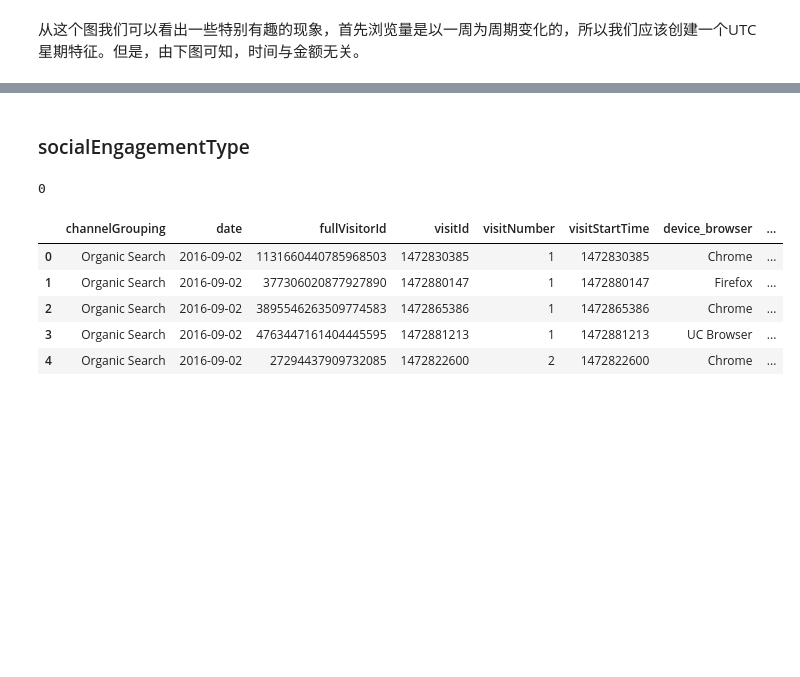
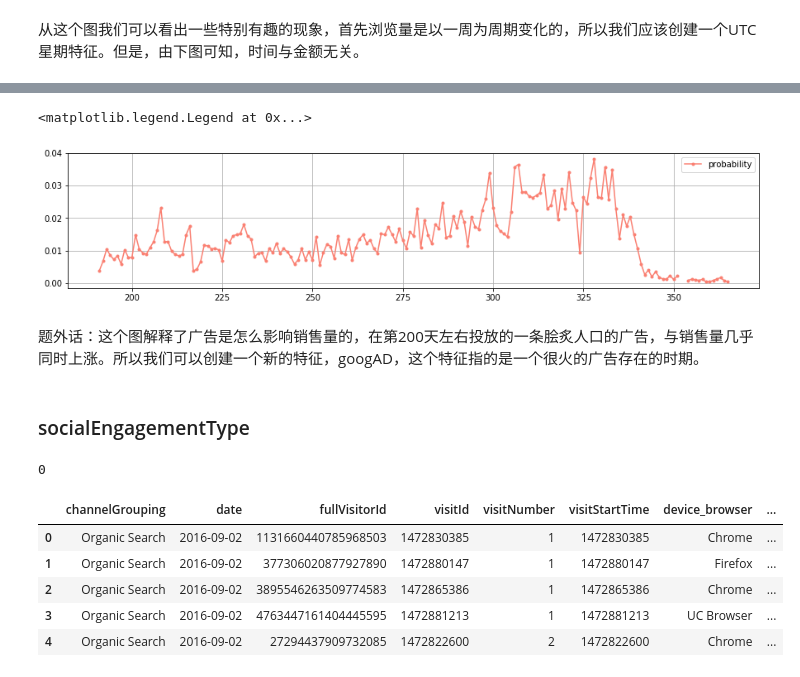
Before and after one commit to chamhoo/kaggle-R, a Jupyter notebook: DEA.ipynb, the cells around one changed output, grey strips where cells are left out. Drawn from its saved outputs; the diff is of its cells as text; code cells hidden in the pictures; blank space fills up the shorter version.

```diff
--- a/DEA.ipynb
+++ b/DEA.ipynb
@@ -203,0 +223,18 @@ train['week'] = train.date.apply(lambda t: t.dayofweek)
+# %%
+idx = train.trafficSource_adContent == 'Google Merchandise Collection'
+
+date1 =  train[idx].date.value_counts().sort_index()
+date2 = train.date.value_counts().sort_index()
+plt.figure(figsize=[15,3])
+plt.plot(np.arange(date2.shape[0]),
+         (date1/date2).values,
+         '.-',
+         c='salmon',
+         label='probability')
+plt.grid()
+plt.legend()
+# %% [output]
+<matplotlib.legend.Legend at 0x...>
+[figure, added]
+# %% [markdown]
+题外话：这个图解释了广告是怎么影响销售量的，在第200天左右投放的一条脍炙人口的广告，与销售量几乎同时上涨。所以我们可以创建一个新的特征，googAD，这个特征指的是一个很火的广告存在的时期。
```
Also changed, not shown: parts of 18 cells of this notebook, 1 other file.
